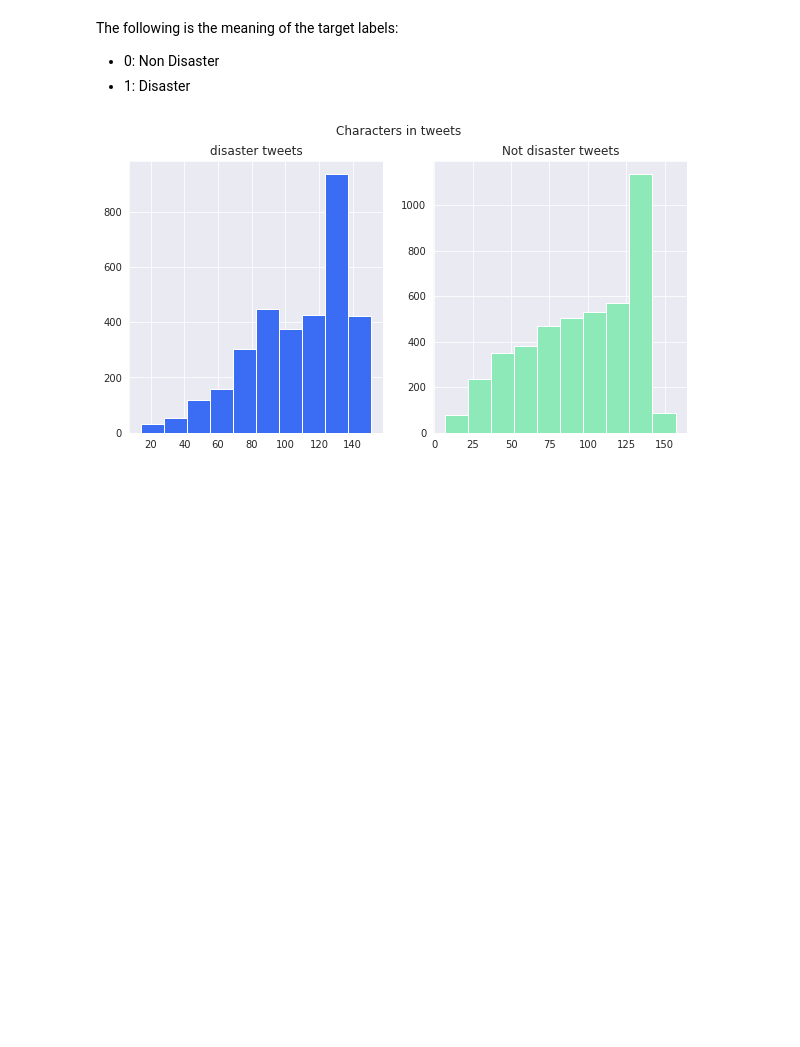
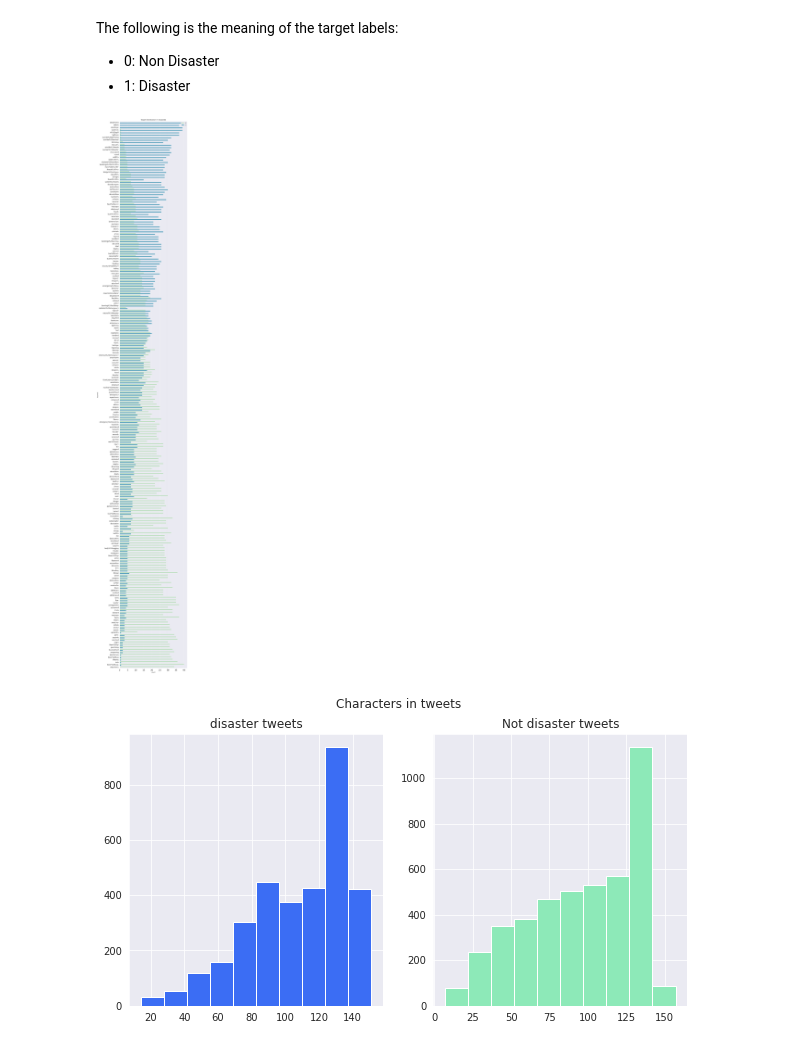
Before and after one commit to AyushMaria/NLP-Disaster-Tweets-Twitter, a Jupyter notebook: nlp-disaster-tweets.ipynb, the cells around one changed output. Drawn from its saved outputs; the diff is of its cells as text; code cells hidden in the pictures; blank space fills up the shorter version.

```diff
--- a/nlp-disaster-tweets.ipynb
+++ b/nlp-disaster-tweets.ipynb
@@ -75,6 +78,24 @@ sns.countplot(x=train['target'],palette='GnBu')
 The following is the meaning of the target labels:
 * 0: Non Disaster
 * 1: Disaster
+# %%
+train['target_mean'] = train.groupby('keyword')['target'].transform('mean')
+
+fig = plt.figure(figsize=(9, 75), dpi=100)
+
+sns.countplot(y=train.sort_values(by='target_mean', ascending=False)['keyword'],
+              hue=train.sort_values(by='target_mean', ascending=False)['target'], palette='GnBu')
+
+plt.tick_params(axis='x', labelsize=15)
+plt.tick_params(axis='y', labelsize=12)
+plt.legend(loc=1)
+plt.title('Target Distribution in Keywords')
+
+plt.show()
+
+train.drop(columns=['target_mean'], inplace=True)
+# %% [output]
+[figure, added]
 # %%
 fig,ax=plt.subplots(1,2,figsize=(10,5))
 disaster_tweet=train[train['target']==1]['text'].str.len()
```
Also changed, not shown: parts of 6 cells of this notebook.
